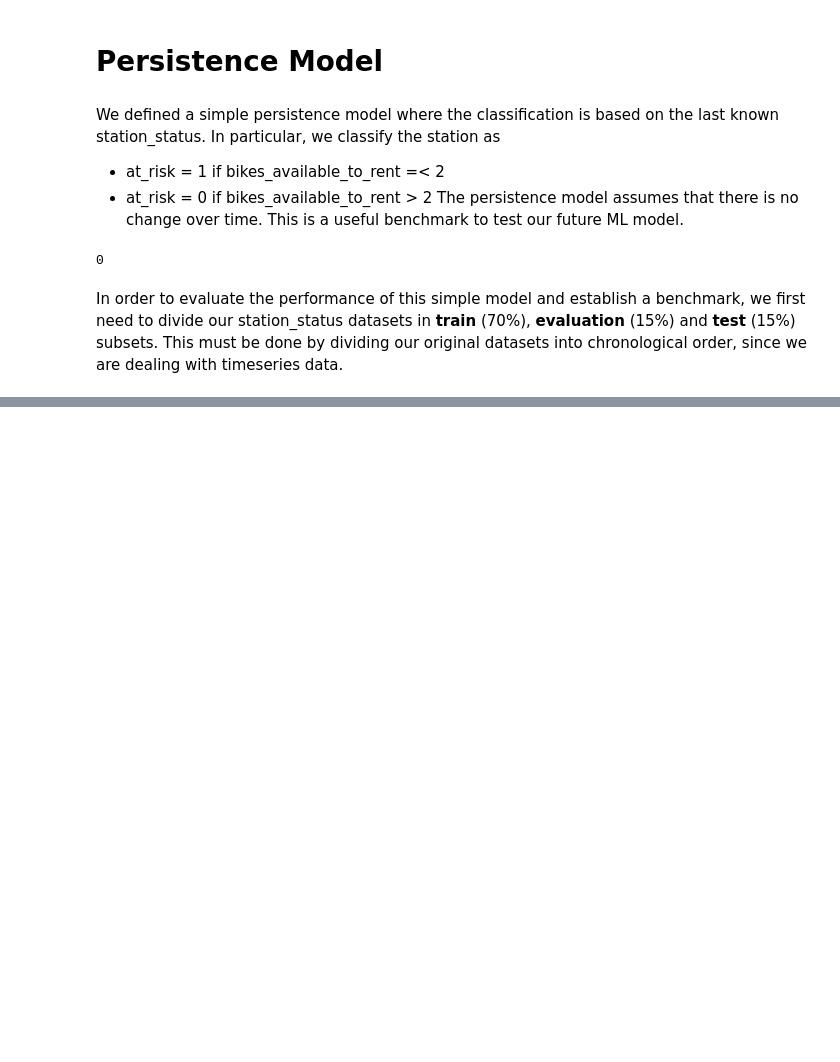
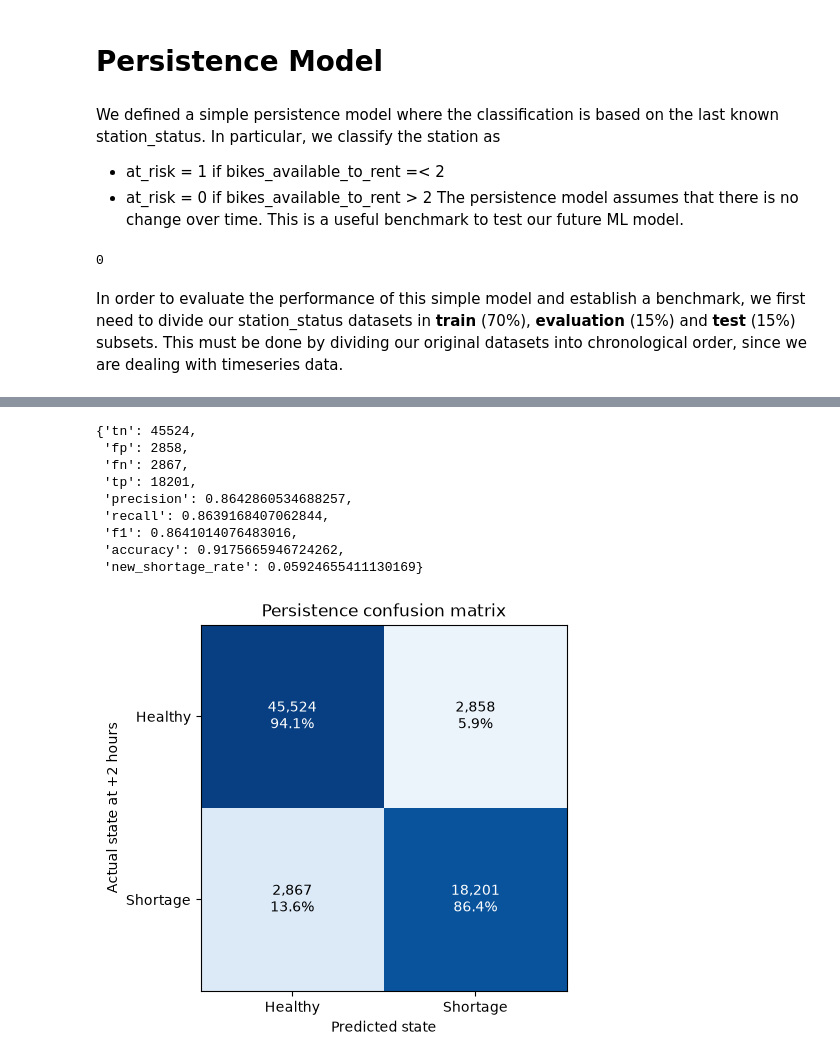
Before and after one commit to foretell-labs/CityFlow, a Jupyter notebook: notebooks/01_data_exploration.ipynb, the cells around one changed output, grey strips where cells are left out. Saved outputs shown, nothing was run; the diff lists cells and outputs as text; code cells hidden in the pictures; blank space fills up the shorter version.

```diff
--- a/notebooks/01_data_exploration.ipynb
+++ b/notebooks/01_data_exploration.ipynb
@@ -317,0 +342,16 @@ persistence_pairs.head()
+# %%
+from src.modelling.persistance import evaluation_metrics
+
+ax, metrics = evaluation_metrics(persistence_pairs)
+metrics
+# %% [output]
+{'tn': 45524,
+ 'fp': 2858,
+ 'fn': 2867,
+ 'tp': 18201,
+ 'precision': 0.8642860534688257,
+ 'recall': 0.8639168407062844,
+ 'f1': 0.8641014076483016,
+ 'accuracy': 0.9175665946724262,
+ 'new_shortage_rate': 0.05924655411130169}
+[figure, added]
```
Also changed, not shown: parts of 2 cells of this notebook.
